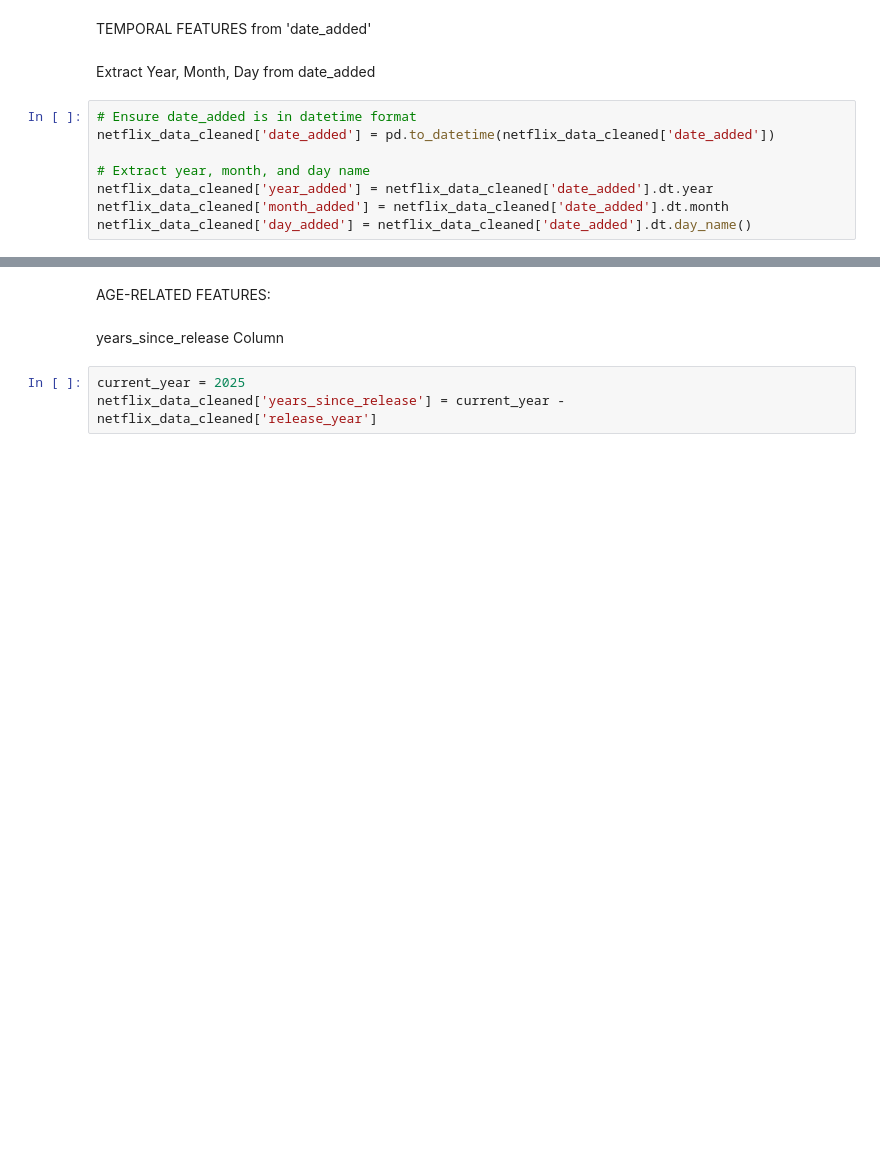
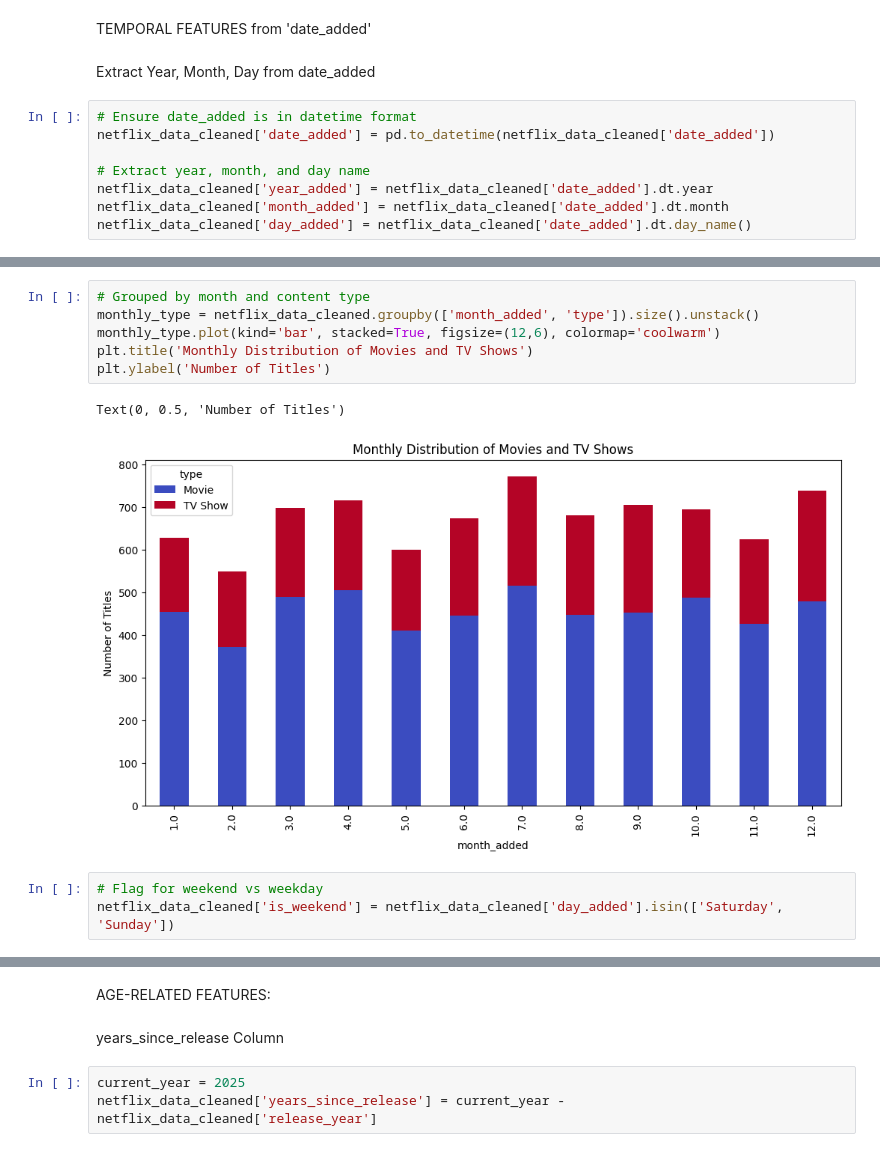
Before and after one commit to JesildaB/Netflix_EDA_FeatureEngineering, a Jupyter notebook: USECASE1.ipynb, the cells around one changed output, grey strips where cells are left out. Drawn from its saved outputs; the diff is of its cells as text; blank space fills up the shorter version.

```diff
--- a/USECASE1.ipynb
+++ b/USECASE1.ipynb
@@ -608,0 +642,12 @@ netflix_data_cleaned['day_added'] = netflix_data_cleaned['date_added'].dt.day_na
+# %%
+# Grouped by month and content type
+monthly_type = netflix_data_cleaned.groupby(['month_added', 'type']).size().unstack()
+monthly_type.plot(kind='bar', stacked=True, figsize=(12,6), colormap='coolwarm')
+plt.title('Monthly Distribution of Movies and TV Shows')
+plt.ylabel('Number of Titles')
+# %% [output]
+Text(0, 0.5, 'Number of Titles')
+[figure, added]
+# %%
+# Flag for weekend vs weekday
+netflix_data_cleaned['is_weekend'] = netflix_data_cleaned['day_added'].isin(['Saturday', 'Sunday'])
```
Also changed, not shown: parts of 30 cells of this notebook.
